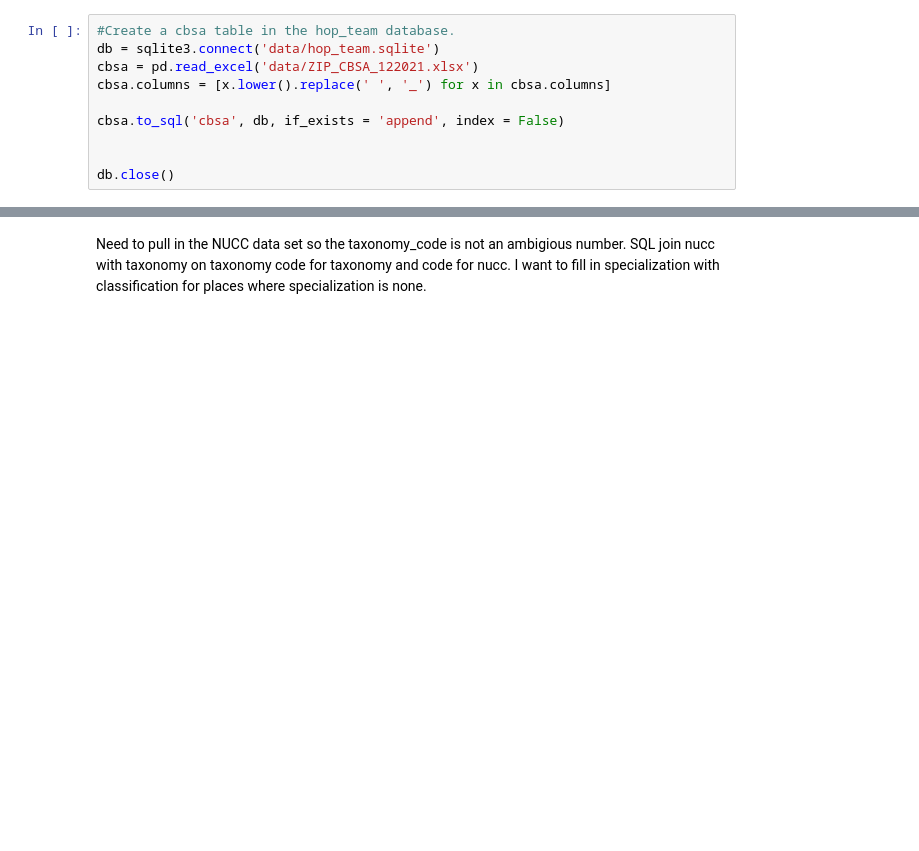
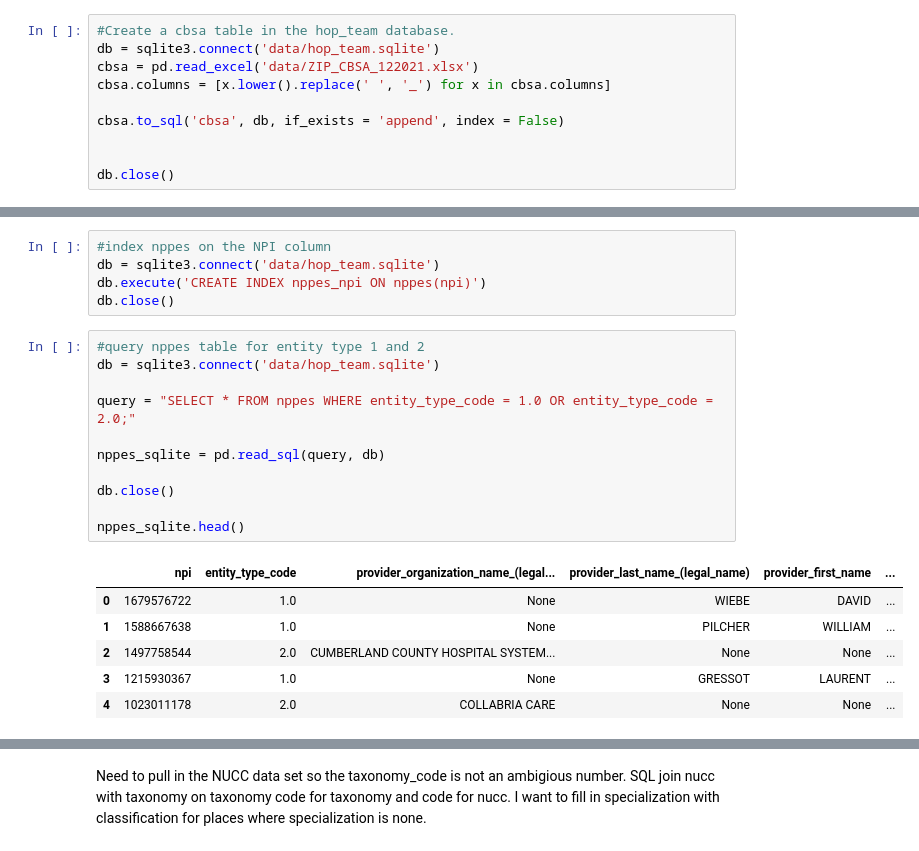
Before and after one commit to nss-data-science-cohort-5/hop_team-hot_pretzels, a Jupyter notebook: Hop_teaming_JG.ipynb, the cells around one changed output, grey strips where cells are left out. Cells and saved outputs as stored; diff of their text form; blank space fills up the shorter version.

```diff
--- a/Hop_teaming_JG.ipynb
+++ b/Hop_teaming_JG.ipynb
@@ -154,0 +213,23 @@ nucc_sqlite.head()
+# %%
+#index nppes on the NPI column
+db = sqlite3.connect('data/hop_team.sqlite')
+db.execute('CREATE INDEX nppes_npi ON nppes(npi)')
+db.close()
+# %%
+#query nppes table for entity type 1 and 2
+db = sqlite3.connect('data/hop_team.sqlite')
+
+query = "SELECT * FROM nppes WHERE entity_type_code = 1.0 OR entity_type_code = 2.0;"
+
+nppes_sqlite = pd.read_sql(query, db)
+
+db.close()
+
+nppes_sqlite.head()
+# %% [output]
+|  | npi | entity_type_code | provider_organization_name_(legal... | provider_last_name_(legal_name) | provider_first_name | ... |
+| 0 | 1679576722 | 1.0 | None | WIEBE | DAVID | ... |
+| 1 | 1588667638 | 1.0 | None | PILCHER | WILLIAM | ... |
+| 2 | 1497758544 | 2.0 | CUMBERLAND COUNTY HOSPITAL SYSTEM... | None | None | ... |
+| 3 | 1215930367 | 1.0 | None | GRESSOT | LAURENT | ... |
+| 4 | 1023011178 | 2.0 | COLLABRIA CARE | None | None | ... |
```
Also changed, not shown: parts of 19 cells of this notebook.
